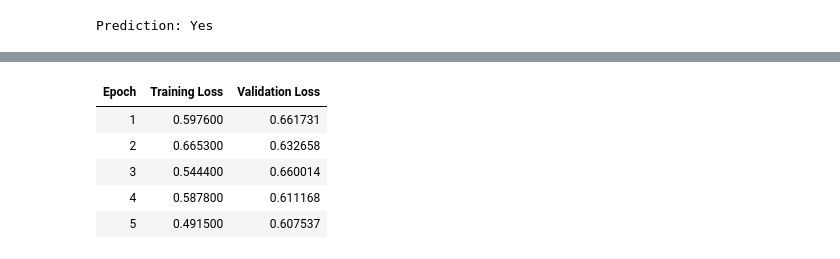
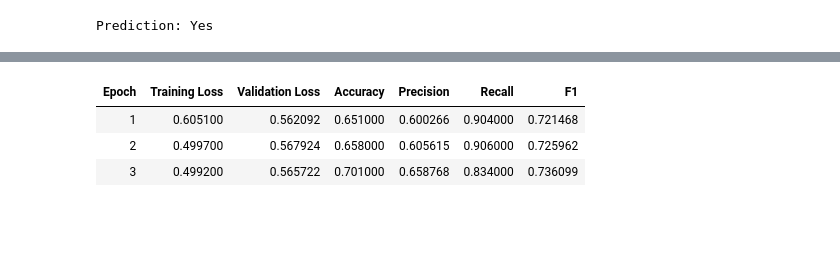
Before and after one commit to ShivamB15/Diabetes, a Jupyter notebook: association-rule-mining.ipynb, the cells around one changed output, grey strips where cells are left out. Saved outputs shown, nothing was run; the diff lists cells and outputs as text; code cells hidden in the pictures; blank space fills up the shorter version.

Commit message:
Kaggle Notebook | Association Rule Mining | Version 64

```diff
--- a/association-rule-mining.ipynb
+++ b/association-rule-mining.ipynb
@@ -2361,47 +2361,55 @@ Prediction: Yes
 # shutil.make_archive("bert_model_updated", 'zip', "bert_model_updated")
 # print("\n📦 Model saved as 'bert_model_updated.zip'")
 # %%
+# ✅ Improved BERT-based Diabetes Classifier (Target: 90% accuracy & precision)
+
 import pandas as pd
 import torch
 import os
 import shutil
 from sklearn.model_selection import train_test_split
-from sklearn.metrics import classification_report, accuracy_score, precision_score, recall_score, f1_score
+from sklearn.metrics import accuracy_score, precision_score, recall_score, f1_score, classification_report
 from transformers import (
     AutoTokenizer, AutoModelForSequenceClassification,
     Trainer, TrainingArguments, EarlyStoppingCallback
 )
+import torch.nn.functional as F
+from torch.nn import CrossEntropyLoss
 
 # ✅ Disable W&B logging
 os.environ["WANDB_DISABLED"] = "true"
 
 # ✅ Load dataset
-df = pd.read_csv("/kaggle/input/diabetes-text-dataset-health-indicator/diabetes_text_dataset_health_indicator.csv")
+file_path = "/kaggle/input/diabetes-text-dataset-health-indicator/diabetes_text_dataset_health_indicator.csv"
+df = pd.read_csv(file_path)
 df = df.dropna(subset=["Text", "Diabetes_binary"])
 df["Diabetes_binary"] = df["Diabetes_binary"].astype(int)
 
-# ✅ Balance the dataset (2500 from each class)
+# ✅ Apply prompt-style text
+df["Text"] = df["Text"].apply(lambda x: f"Patient medical report: {x} Does the patient have diabetes?")
+
+# ✅ Balanced sampling (2500 each class)
 df_0 = df[df["Diabetes_binary"] == 0].sample(2500, random_state=42)
 df_1 = df[df["Diabetes_binary"] == 1].sample(2500, random_state=42)
 df_sampled = pd.concat([df_0, df_1]).sample(frac=1, random_state=42).reset_index(drop=True)
 
-# ✅ Train/Val Split
+# ✅ Train/Val split
 train_texts, val_texts, train_labels, val_labels = train_test_split(
     df_sampled["Text"].tolist(),
     df_sampled["Diabetes_binary"].tolist(),
     test_size=0.2,
-    random_state=42,
-    stratify=df_sampled["Diabetes_binary"]
+    stratify=df_sampled["Diabetes_binary"],
+    random_state=42
 )
 
-# ✅ Load biomedical model + tokenizer
-model_name = "microsoft/BiomedNLP-PubMedBERT-base-uncased-abstract"
+# ✅ Tokenizer & Model: ClinicalBERT
+model_name = "emilyalsentzer/Bio_ClinicalBERT"
 tokenizer = AutoTokenizer.from_pretrained(model_name)
 model = AutoModelForSequenceClassification.from_pretrained(model_name, num_labels=2)
 
-# ✅ Tokenization
-train_encodings = tokenizer(train_texts, truncation=True, padding=True, max_length=128)
-val_encodings = tokenizer(val_texts, truncation=True, padding=True, max_length=128)
+# ✅ Tokenize with max_length=512
+train_encodings = tokenizer(train_texts, truncation=True, padding=True, max_length=512)
+val_encodings = tokenizer(val_texts, truncation=True, padding=True, max_length=512)
 
 # ✅ Dataset Wrapper
 class DiabetesDataset(torch.utils.data.Dataset):
@@ -2420,7 +2428,32 @@ class DiabetesDataset(torch.utils.data.Dataset):
 train_dataset = DiabetesDataset(train_encodings, train_labels)
 val_dataset = DiabetesDataset(val_encodings, val_labels)
 
-# ✅ Training Arguments
+# ✅ Metric Function
+def compute_metrics(p):
+    preds = p.predictions.argmax(-1)
+    labels = p.label_ids
+    return {
+        "accuracy": accuracy_score(labels, preds),
+        "precision": precision_score(labels, preds),
+        "recall": recall_score(labels, preds),
+        "f1": f1_score(labels, preds)
+    }
+
+# ✅ Weighted loss
+class WeightedTrainer(Trainer):
+    def compute_loss(self, model, inputs, return_outputs=False, **kwargs):  # <== Add **kwargs
+        labels = inputs.get("labels")
+        outputs = model(**inputs)
+        logits = outputs.get("logits")
+
+        # Custom weighted loss
+        weights = torch.tensor([1.0, 2.0]).to(logits.device)  # More weight to class 1
+        loss_fct = CrossEntropyLoss(weight=weights)
+        loss = loss_fct(logits, labels)
+
+        return (loss, outputs) if return_outputs else loss
+
+# ✅ Training arguments
 training_args = TrainingArguments(
     output_dir="./results",
     evaluation_strategy="epoch",
@@ -2428,7 +2461,9 @@ training_args = TrainingArguments(
     per_device_train_batch_size=8,
     per_device_eval_batch_size=8,
     num_train_epochs=5,
+    learning_rate=1e-5,
     weight_decay=0.01,
+    warmup_steps=300,
     logging_dir="./logs",
     logging_steps=20,
     report_to="none",
@@ -2436,14 +2471,16 @@ training_args = TrainingArguments(
     load_best_model_at_end=True,
     metric_for_best_model="eval_loss",
     greater_is_better=False,
+    gradient_accumulation_steps=2,
 )
 
-# ✅ Trainer with early stopping
-trainer = Trainer(
+# ✅ Trainer
+trainer = WeightedTrainer(
     model=model,
     args=training_args,
     train_dataset=train_dataset,
     eval_dataset=val_dataset,
+    compute_metrics=compute_metrics,
     callbacks=[EarlyStoppingCallback(early_stopping_patience=2)]
 )
 
@@ -2454,7 +2491,7 @@ trainer.train()
 results = trainer.evaluate()
 print("\n✅ Evaluation Results:", results)
 
-# 📈 Manual classification report
+# 📈 Manual report
 preds = trainer.predict(val_dataset)
 pred_labels = preds.predictions.argmax(axis=-1)
 
@@ -2469,12 +2506,12 @@ print(f"Precision: {precision:.4f}")
 print(f"Recall: {recall:.4f}")
 print(f"F1 Score: {f1:.4f}")
 
-print("\n✅ Detailed Classification Report:")
+print("\n✅ Classification Report:")
 print(classification_report(val_labels, pred_labels))
 
-# 💾 Save and zip model for download
-model.save_pretrained("biomed_model")
-tokenizer.save_pretrained("biomed_model")
-shutil.make_archive("biomed_model", 'zip', "biomed_model")
-print("\n📦 Model zipped as `biomed_model.zip` — ready to download from the Kaggle Files tab!")
+# 💾 Save model
+model.save_pretrained("bert_model_updated")
+tokenizer.save_pretrained("bert_model_updated")
+shutil.make_archive("bert_model_updated", 'zip', "bert_model_updated")
+print("\n📦 Model saved as 'bert_model_updated.zip'")
 # %% [output]
@@ -2484,7 +2521,5 @@ You should probably TRAIN this model on a down-stream task to be able to use it
-| Epoch | Training Loss | Validation Loss |
-| 1 | 0.597600 | 0.661731 |
-| 2 | 0.665300 | 0.632658 |
-| 3 | 0.544400 | 0.660014 |
-| 4 | 0.587800 | 0.611168 |
-| 5 | 0.491500 | 0.607537 |
+| Epoch | Training Loss | Validation Loss | Accuracy | Precision | Recall | F1 |
+| 1 | 0.605100 | 0.562092 | 0.651000 | 0.600266 | 0.904000 | 0.721468 |
+| 2 | 0.499700 | 0.567924 | 0.658000 | 0.605615 | 0.906000 | 0.725962 |
+| 3 | 0.499200 | 0.565722 | 0.701000 | 0.658768 | 0.834000 | 0.736099 |
 [interactive output not drawn]
```
Also changed, not shown: parts of 9 cells of this notebook.
